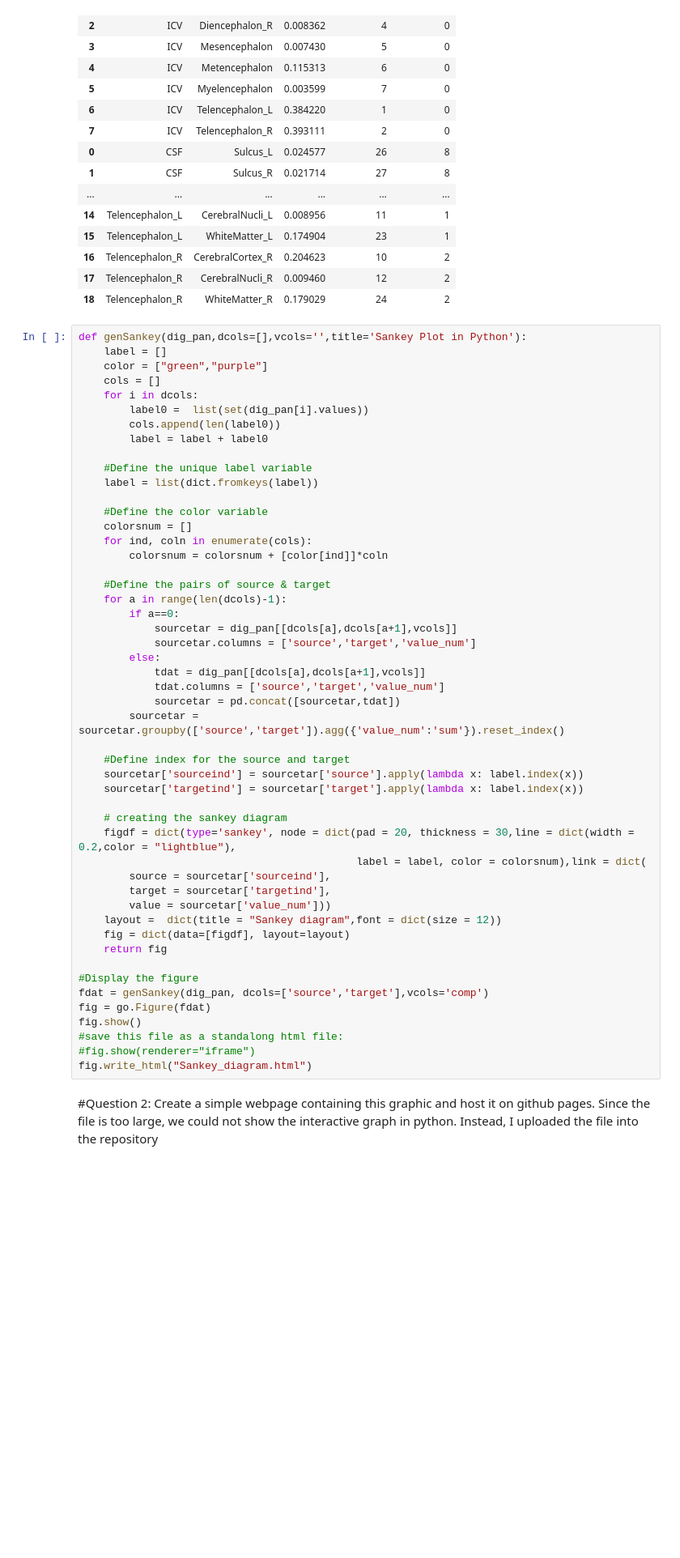
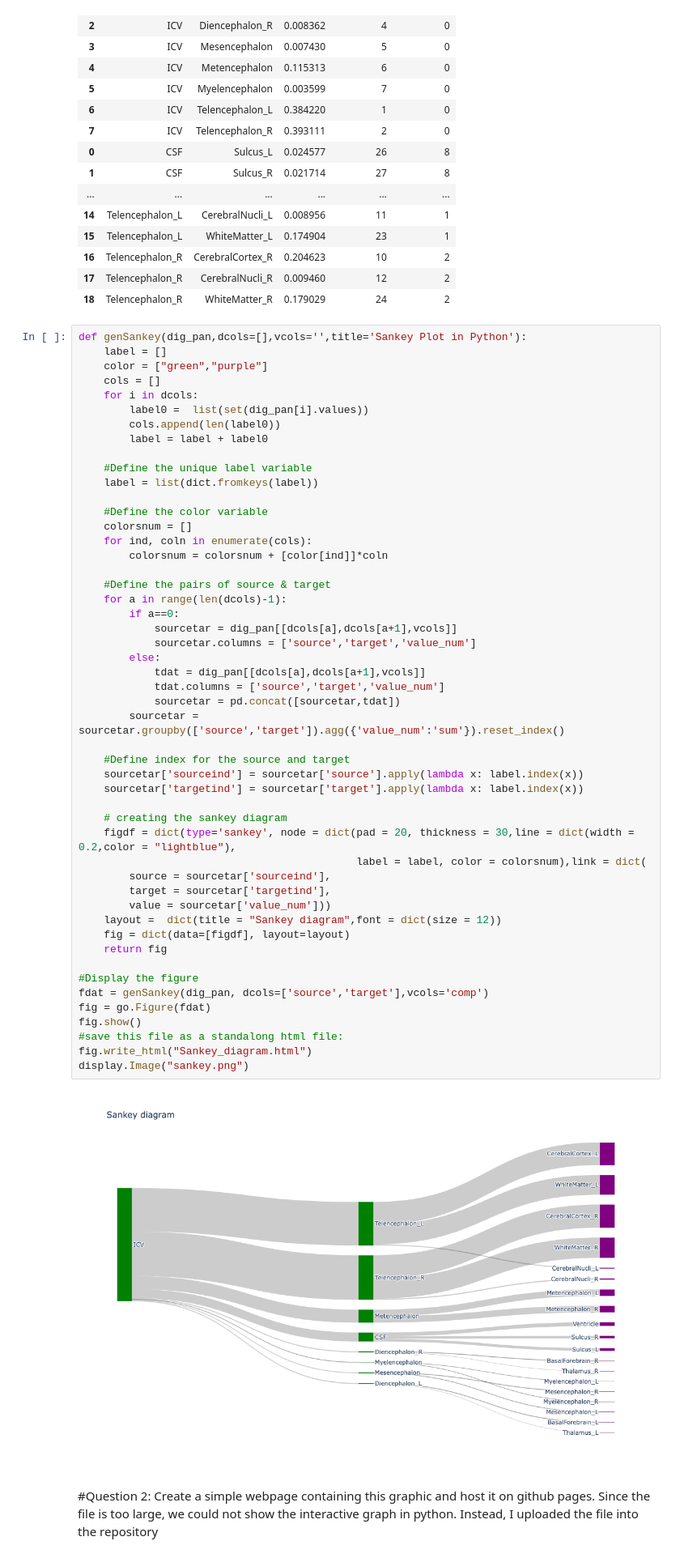
Before and after one commit to hliu154/dshw2.io, a Jupyter notebook: hw4.ipynb, the cells around one changed output. Shown: that part at 81% size. Saved outputs shown, nothing was run; the diff lists cells and outputs as text; blank space fills up the shorter version.

```diff
--- a/hw4.ipynb
+++ b/hw4.ipynb
@@ -99,34 +100,36 @@ def genSankey(dig_pan,dcols=[],vcols='',title='Sankey Plot in Python'):
     for a in range(len(dcols)-1):
         if a==0:
             sourcetar = dig_pan[[dcols[a],dcols[a+1],vcols]]
             sourcetar.columns = ['source','target','value_num']
         else:
             tdat = dig_pan[[dcols[a],dcols[a+1],vcols]]
             tdat.columns = ['source','target','value_num']
             sourcetar = pd.concat([sourcetar,tdat])
         sourcetar = sourcetar.groupby(['source','target']).agg({'value_num':'sum'}).reset_index()
 
     #Define index for the source and target
     sourcetar['sourceind'] = sourcetar['source'].apply(lambda x: label.index(x))
     sourcetar['targetind'] = sourcetar['target'].apply(lambda x: label.index(x))
 
     # creating the sankey diagram
     figdf = dict(type='sankey', node = dict(pad = 20, thickness = 30,line = dict(width = 0.2,color = "lightblue"),
                                             label = label, color = colorsnum),link = dict(
         source = sourcetar['sourceind'],
         target = sourcetar['targetind'],
         value = sourcetar['value_num']))
     layout =  dict(title = "Sankey diagram",font = dict(size = 12))
     fig = dict(data=[figdf], layout=layout)
     return fig
 
 #Display the figure
 fdat = genSankey(dig_pan, dcols=['source','target'],vcols='comp')
 fig = go.Figure(fdat)
 fig.show()
 #save this file as a standalong html file:
-#fig.show(renderer="iframe")
 fig.write_html("Sankey_diagram.html")
+display.Image("sankey.png")
+# %% [output]
+[figure, added]
 # %% [markdown]
 #Question 2: Create a simple webpage containing this graphic and host it on github pages. Since the file is too large, we could not show the interactive graph in python. Instead, I uploaded the file into the repository
 # %% [markdown]
```
Also changed, not shown: parts of 2 cells of this notebook.
